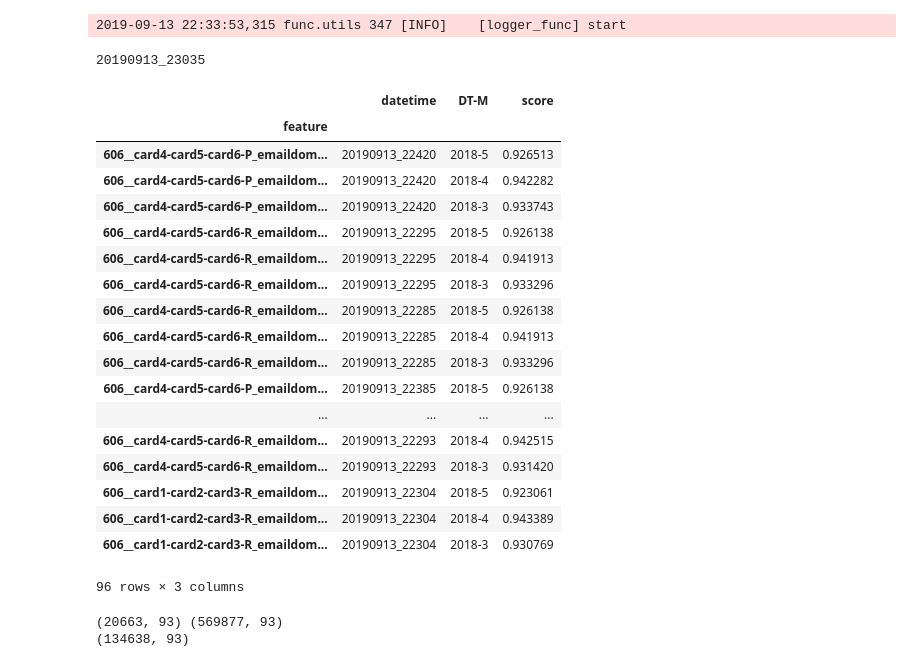
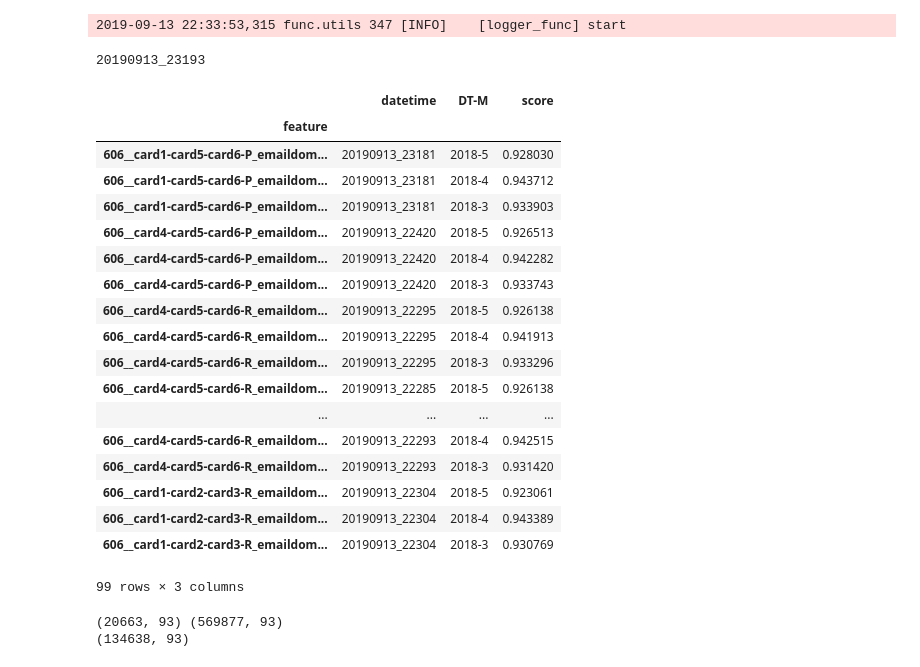
Before and after one commit to yryrgogo/ieee-fraud-5th-place, a Jupyter notebook: src/911_ieee__lgb_downsampling_single_valid_feature.ipynb, the cells around one changed output. Drawn from its saved outputs; the diff is of its cells as text; code cells hidden in the pictures.

```diff
--- a/src/911_ieee__lgb_downsampling_single_valid_feature.ipynb
+++ b/src/911_ieee__lgb_downsampling_single_valid_feature.ipynb
@@ -31,36 +31,48 @@ save_file_path = '../output/valid_single_feature.csv'
 # %%
 """
 最初の実験で一番優秀だったdatetimeとmax datetime
 1.
 20190913_22295 / 20190913_22380
+base
 2018-5: 0.9230621951960908
 2018-4: 0.9398694476303755
 2018-3: 0.9332691393175264
 2.
 20190913_22420 / 20190913_22591
+base
 2018-5: 0.926138
 2018-4: 0.941913
 2018-3: 0.933296
 3.
- /
-2018-5:
-2018-4:
-2018-3:
+20190913_23181/ 20190913_23184
+base
+2018-5: 0.926513
+2018-4: 0.942282
+2018-3: 0.933743
+4.
+/
+base
+2018-5: 0.928030
+2018-4: 0.943712
+2018-3: 0.933903
 """
 feim = pd.read_csv('../output/valid_single_feature.csv', header=None)
 feim.columns = ['datetime', 'DT-M', 'feature', 'score']
 print(feim['datetime'].max())
 feim.set_index('feature', inplace=True)
 cnt = feim.groupby('feature')['score'].count()
 idx = cnt[cnt==3].index
 feim = feim.loc[idx]
 may = feim[feim['DT-M']=='2018-5']
 may.sort_values(by='score', ascending=False, inplace=True)
 feim.loc[may.index]
 # %% [output]
-20190913_23035
+20190913_23193
 |  | datetime | DT-M | score |
 | feature |  |  |  |
+| 606__card1-card5-card6-P_emaildom... | 20190913_23181 | 2018-5 | 0.928030 |
+| 606__card1-card5-card6-P_emaildom... | 20190913_23181 | 2018-4 | 0.943712 |
+| 606__card1-card5-card6-P_emaildom... | 20190913_23181 | 2018-3 | 0.933903 |
 | 606__card4-card5-card6-P_emaildom... | 20190913_22420 | 2018-5 | 0.926513 |
 | 606__card4-card5-card6-P_emaildom... | 20190913_22420 | 2018-4 | 0.942282 |
 | 606__card4-card5-card6-P_emaildom... | 20190913_22420 | 2018-3 | 0.933743 |
@@ -68,16 +80,13 @@ feim.loc[may.index]
 | 606__card4-card5-card6-R_emaildom... | 20190913_22295 | 2018-4 | 0.941913 |
 | 606__card4-card5-card6-R_emaildom... | 20190913_22295 | 2018-3 | 0.933296 |
 | 606__card4-card5-card6-R_emaildom... | 20190913_22285 | 2018-5 | 0.926138 |
-| 606__card4-card5-card6-R_emaildom... | 20190913_22285 | 2018-4 | 0.941913 |
-| 606__card4-card5-card6-R_emaildom... | 20190913_22285 | 2018-3 | 0.933296 |
-| 606__card4-card5-card6-P_emaildom... | 20190913_22385 | 2018-5 | 0.926138 |
 | ... | ... | ... | ... |
 | 606__card4-card5-card6-R_emaildom... | 20190913_22293 | 2018-4 | 0.942515 |
 | 606__card4-card5-card6-R_emaildom... | 20190913_22293 | 2018-3 | 0.931420 |
 | 606__card1-card2-card3-R_emaildom... | 20190913_22304 | 2018-5 | 0.923061 |
 | 606__card1-card2-card3-R_emaildom... | 20190913_22304 | 2018-4 | 0.943389 |
 | 606__card1-card2-card3-R_emaildom... | 20190913_22304 | 2018-3 | 0.930769 |
-96 rows × 3 columns
+99 rows × 3 columns
 # %%
 COLUMN_ID = 'TransactionID'
 COLUMN_DT = 'TransactionDT'
```
Also changed, not shown: 1 other file.
